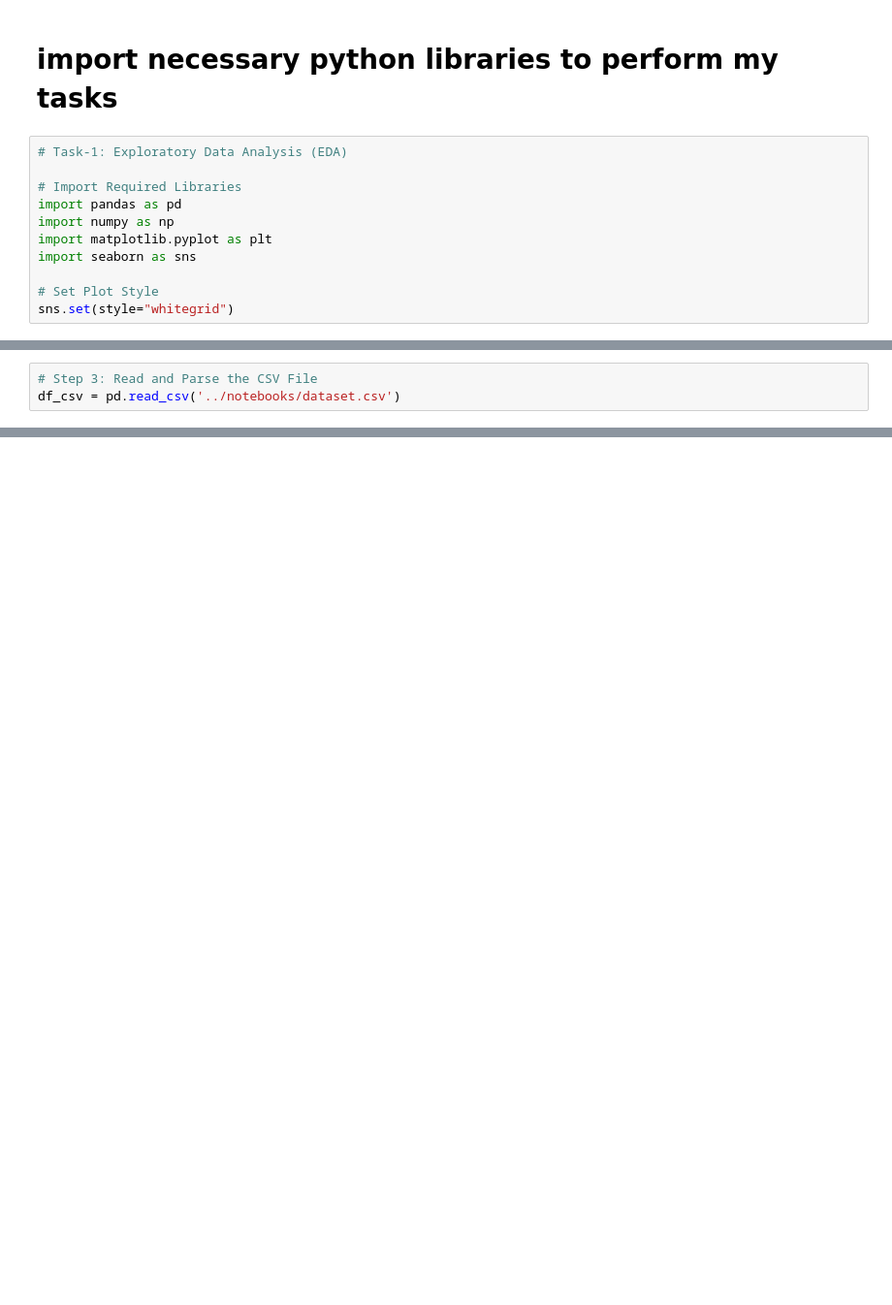
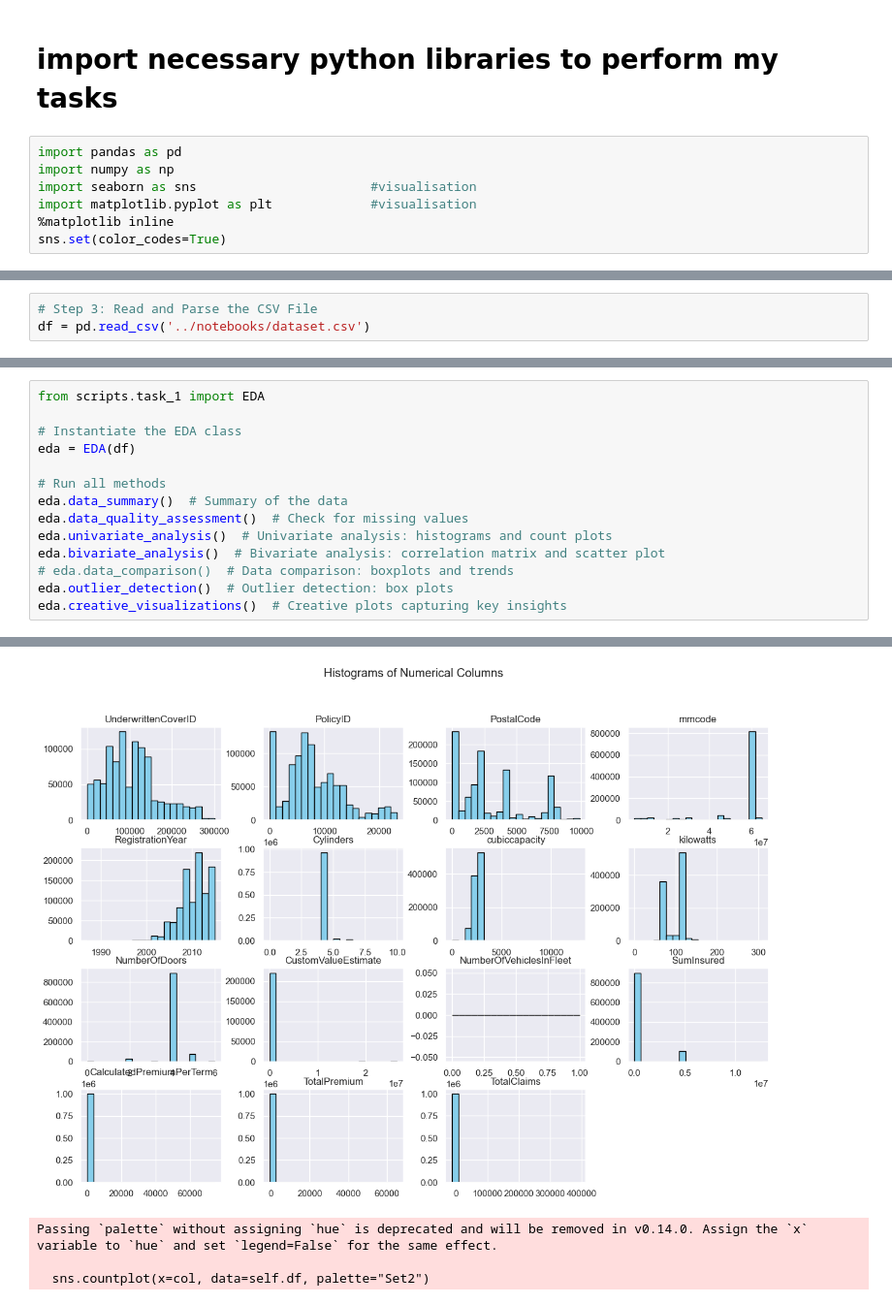
Before and after one commit to HabibiGirum/AlphaCare-Insurance-Solutions-data-analytics, a Jupyter notebook: notebooks/analysis.ipynb, the cells around one changed output, grey strips where cells are left out. Shown at 97% size. Drawn from its saved outputs; the diff is of its cells as text; blank space fills up the shorter version.

Commit message:
Imported dataset and performed initial data cleaning (handled missing values, converted data types and analysis EDA for task-1).

```diff
--- a/notebooks/analysis.ipynb
+++ b/notebooks/analysis.ipynb
@@ -1,13 +1,9 @@
 # %% [markdown]
 # import necessary python libraries to perform my tasks
 # %%
-# Task-1: Exploratory Data Analysis (EDA)
-
-# Import Required Libraries
 import pandas as pd
 import numpy as np
-import matplotlib.pyplot as plt
-import seaborn as sns
-
-# Set Plot Style
-sns.set(style="whitegrid")
+import seaborn as sns                       #visualisation
+import matplotlib.pyplot as plt             #visualisation
+%matplotlib inline
+sns.set(color_codes=True)
@@ -32,3 +22,3 @@ df.to_csv('dataset.csv', index=False)
 # %%
 # Step 3: Read and Parse the CSV File
-df_csv = pd.read_csv('../notebooks/dataset.csv')
+df = pd.read_csv('../notebooks/dataset.csv')
@@ -44,0 +31,15 @@ df_csv.head()
+# %%
+from scripts.task_1 import EDA
+
+# Instantiate the EDA class
+eda = EDA(df)
+
+# Run all methods
+eda.data_summary()  # Summary of the data
+eda.data_quality_assessment()  # Check for missing values
+eda.univariate_analysis()  # Univariate analysis: histograms and count plots
+eda.bivariate_analysis()  # Bivariate analysis: correlation matrix and scatter plot
+# eda.data_comparison()  # Data comparison: boxplots and trends
+eda.outlier_detection()  # Outlier detection: box plots
+eda.creative_visualizations()  # Creative plots capturing key insights
+# %% [output]
@@ -44,0 +63,4 @@ df_csv.head()
+[figure, added]
+Passing `palette` without assigning `hue` is deprecated and will be removed in v0.14.0. Assign the `x` variable to `hue` and set `legend=False` for the same effect.
+
+  sns.countplot(x=col, data=self.df, palette="Set2")
```
Also changed, not shown: parts of 8 cells of this notebook, 1 other file.
